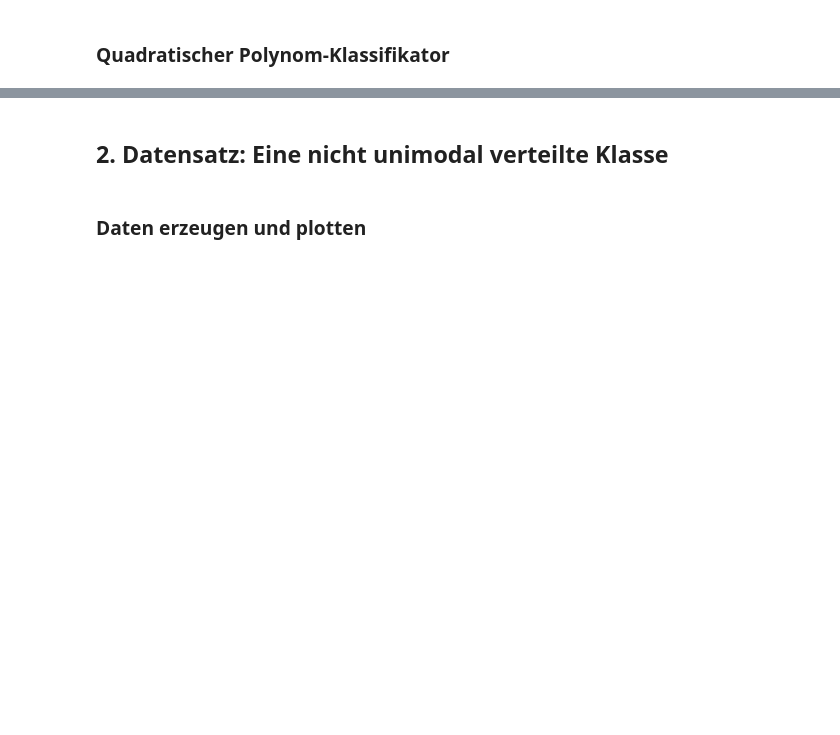
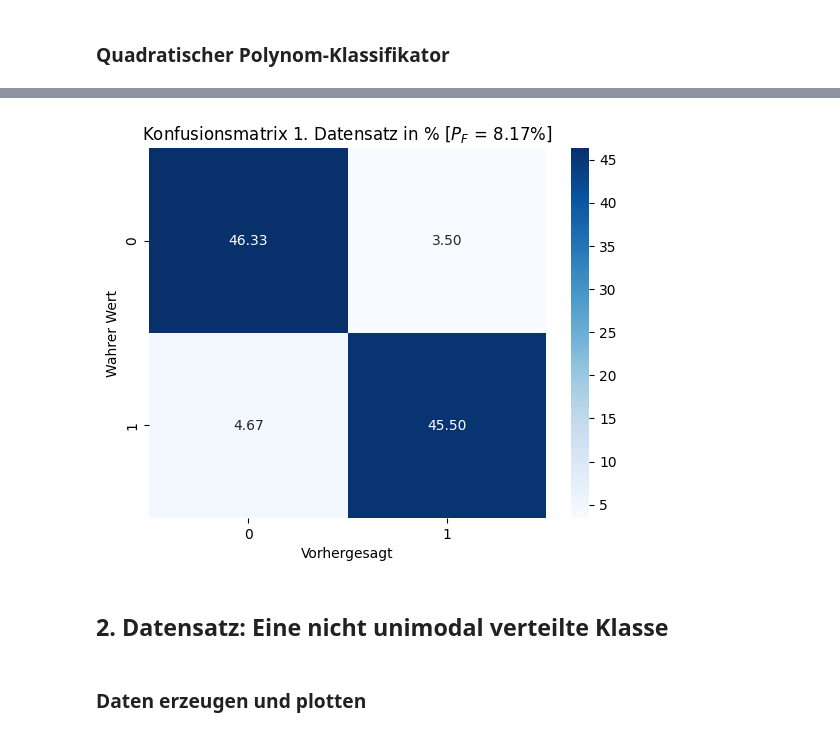
Before and after one commit to simonsymhoven/pattern-matching-machine-learning, a Jupyter notebook: blatt-2/gruppe-1-abgabe-blatt-2/aufgabe-2-3.ipynb, the cells around one changed output, grey strips where cells are left out. Saved outputs shown, nothing was run; the diff lists cells and outputs as text; code cells hidden in the pictures; blank space fills up the shorter version.

```diff
--- a/blatt-2/gruppe-1-abgabe-blatt-2/aufgabe-2-3.ipynb
+++ b/blatt-2/gruppe-1-abgabe-blatt-2/aufgabe-2-3.ipynb
@@ -108,6 +108,11 @@ def quadratic_separator(x1, x2, w):
     # w[4]: Produkt aus x-Koordinate und y-Koordinate
     # w[5]: Quadrat der y-Koordinate
     return w[0] + w[1]*x1 + w[2]*x2 + w[3]*x1**2 + w[4]*x1*x2 + w[5]*x2**2
+
+def predict(x, w, threshold=0.5):
+    z = quadratic_separator(x[:,0], x[:,1], w)
+    y_pred_class = np.where(z >= threshold, 1, 0)
+    return y_pred_class
 # %% [markdown]
 ## 1. Datensatz: Unimodal teilweise überlappend
 # %% [markdown]
@@ -165,3 +165,16 @@ TODO
+# %%
+y_pred1 = predict(x_test_set1, w, threshold=0.5)
+
+cm1 = confusion_matrix(y_test_set1, y_pred1)
+cm_perc1 = cm1 / cm1.sum() * 100
+sns.heatmap(cm_perc1, annot=True, fmt='.2f', cmap='Blues')
+pf1 = (cm1[0, 1] + cm1[1, 0]) / cm1.sum() * 100
+plt.xlabel('Vorhergesagt')
+plt.ylabel('Wahrer Wert')
+plt.title(fr'Konfusionsmatrix 1. Datensatz in % [$P_F$ = {pf1:.2f}%]')
+plt.show()
+# %% [output]
+[figure, added]
 # %% [markdown]
 ## 2. Datensatz: Eine nicht unimodal verteilte Klasse
 # %% [markdown]
```
Also changed, not shown: parts of 15 cells of this notebook.
